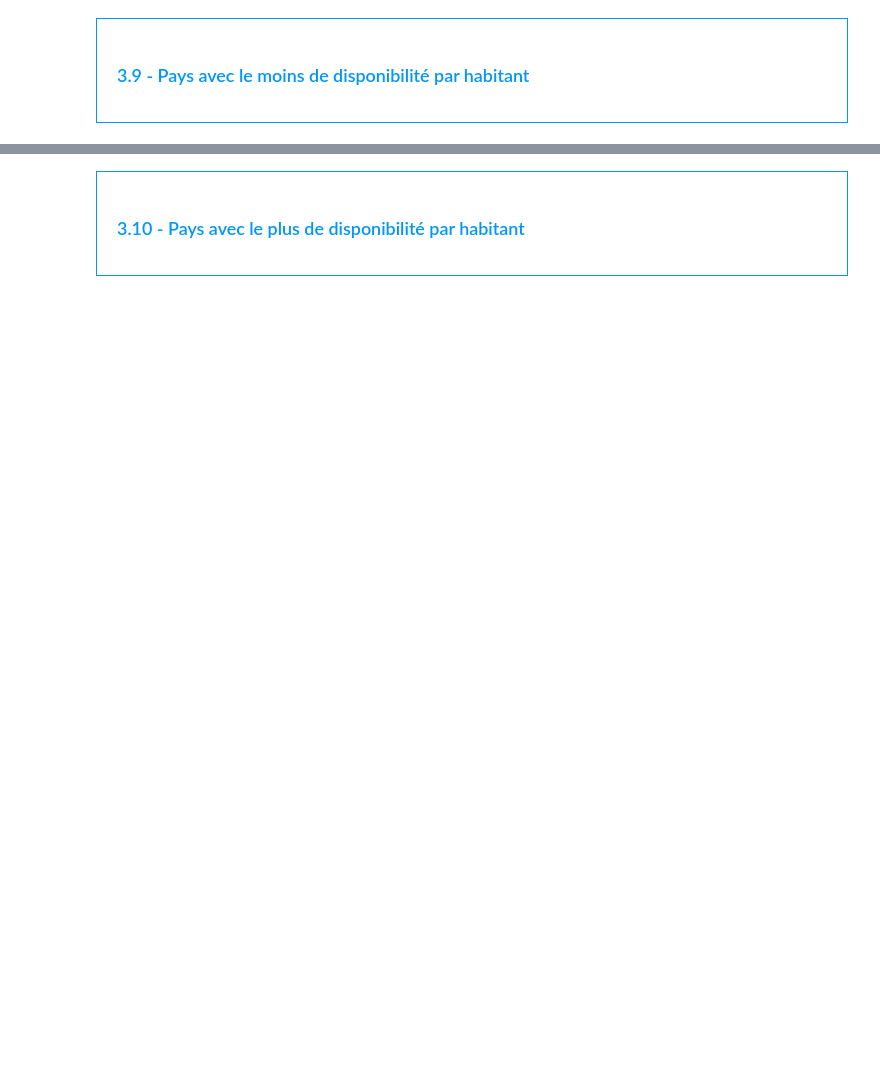
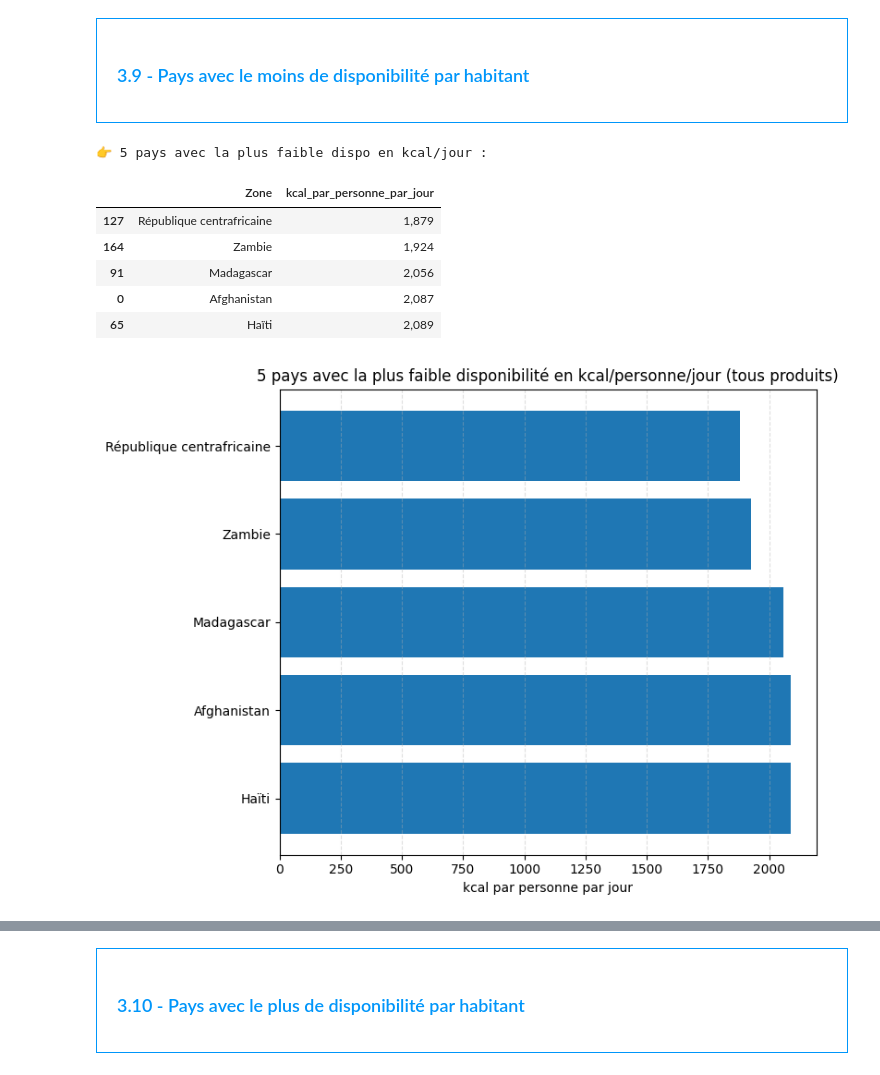
Before and after one commit to Stephane-OC/fao-project, a Jupyter notebook: Food_Security_Analysis_2013_2017.ipynb, the cells around one changed output, grey strips where cells are left out. Drawn from its saved outputs; the diff is of its cells as text; code cells hidden in the pictures; blank space fills up the shorter version.

```diff
--- a/Food_Security_Analysis_2013_2017.ipynb
+++ b/Food_Security_Analysis_2013_2017.ipynb
@@ -536,4 +536,8 @@ Nombre théorique d'humains pouvant être nourris en 2017 : 8367593850
 <h3 style="margin: auto; padding: 20px; color: RGB(0,150,250); ">3.3 - Nombre théorique de personne qui pourrait être nourrie avec les produits végétaux</h3>
 </div>
 # %%
-#Transfert des données avec les végétaux dans un nouveau dataframe
+# Transfert des données avec les végétaux dans un nouveau dataframe
+pd.set_option('display.float_format', '{:,.0f}'.format)
+
+dispo_vegetaux = dispo_pop[dispo_pop["Origine"] == "vegetale"]
+display(dispo_vegetaux.head())
@@ -555,3 +608,14 @@ Nombre théorique d'humains pouvant être nourris en 2017 : 8367593850
 </div>
 # %%
 #Création d'une liste avec toutes les variables
+# Liste manuelle des produits céréaliers
+liste_cereales = [
+    "Blé", "Riz (Eq Blanchi)", "Maïs", "Orge", "Seigle",
+    "Avoine", "Sorgho", "Millet", "Céréales, Autres"
+]
+
+# Filtrage du DataFrame sur cette liste
+cereales = dispo_pop[dispo_pop["Produit"].isin(liste_cereales)].copy()
+pd.set_option('display.float_format', '{:,.0f}'.format)
+
+display(cereales.head())
@@ -595,5 +868,39 @@ Nombre théorique d'humains pouvant être nourris en 2017 : 8367593850
 </div>
 # %%
 #Calcul de la disponibilité en kcal par personne par jour par pays
+# (on somme les contributions de tous les produits)
+kcal_par_pays = (
+    dispo_pop
+      .groupby("Zone", as_index=False)["Disponibilité alimentaire (Kcal/personne/jour)"]
+      .sum(min_count=1)
+      .rename(columns={"Disponibilité alimentaire (Kcal/personne/jour)": "kcal_par_personne_par_jour"})
+)
+
+# Les 5 pays les plus faibles en kcal/personne/jour
+bottom5_kcal = kcal_par_pays.sort_values("kcal_par_personne_par_jour", ascending=True).head(5)
+print("👉 5 pays avec la plus faible dispo en kcal/jour :")
+display(bottom5_kcal)
+
+# Visuel : barres horizontales des 5 pays les plus faibles
+to_plot = kcal_par_pays.sort_values("kcal_par_personne_par_jour",
+                                    ascending=True).head(5)
+
+plt.figure(figsize=(8, 6))
+plt.barh(to_plot["Zone"], to_plot["kcal_par_personne_par_jour"])
+plt.xlabel("kcal par personne par jour")
+plt.title("5 pays avec la plus faible disponibilité en kcal/personne/jour (tous produits)")
+plt.gca().invert_yaxis()
+plt.grid(axis='x', linestyle='--', alpha=0.4)
+plt.tight_layout()
+plt.show()
+# %% [output]
+👉 5 pays avec la plus faible dispo en kcal/jour :
+|  | Zone | kcal_par_personne_par_jour |
+| 127 | République centrafricaine | 1,879 |
+| 164 | Zambie | 1,924 |
+| 91 | Madagascar | 2,056 |
+| 0 | Afghanistan | 2,087 |
+| 65 | Haïti | 2,089 |
+[figure, added]
 # %%
 #Affichage des 10 pays qui ont le moins de dispo alimentaire par personne
```
Also changed, not shown: parts of 33 cells of this notebook, 1 other file.
